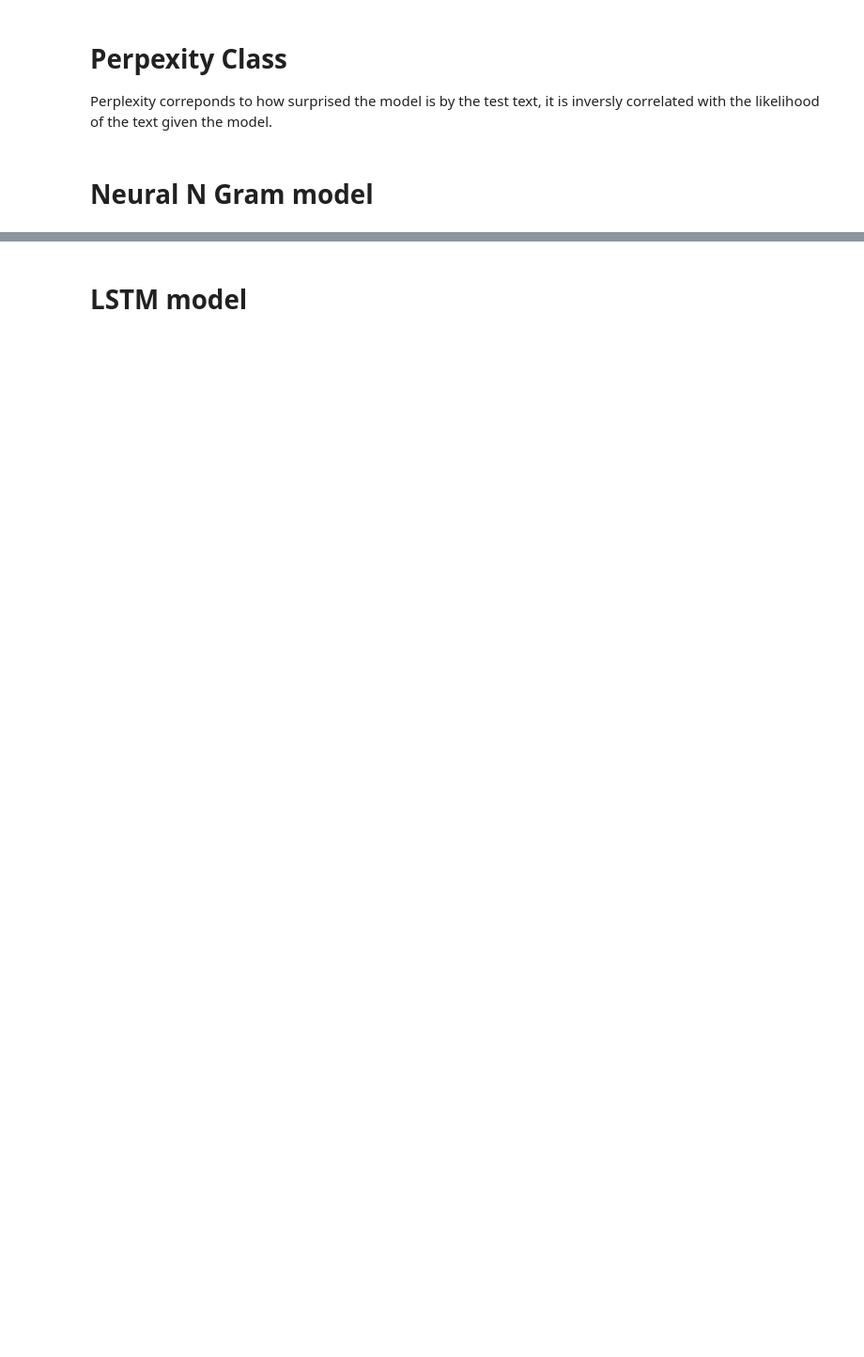
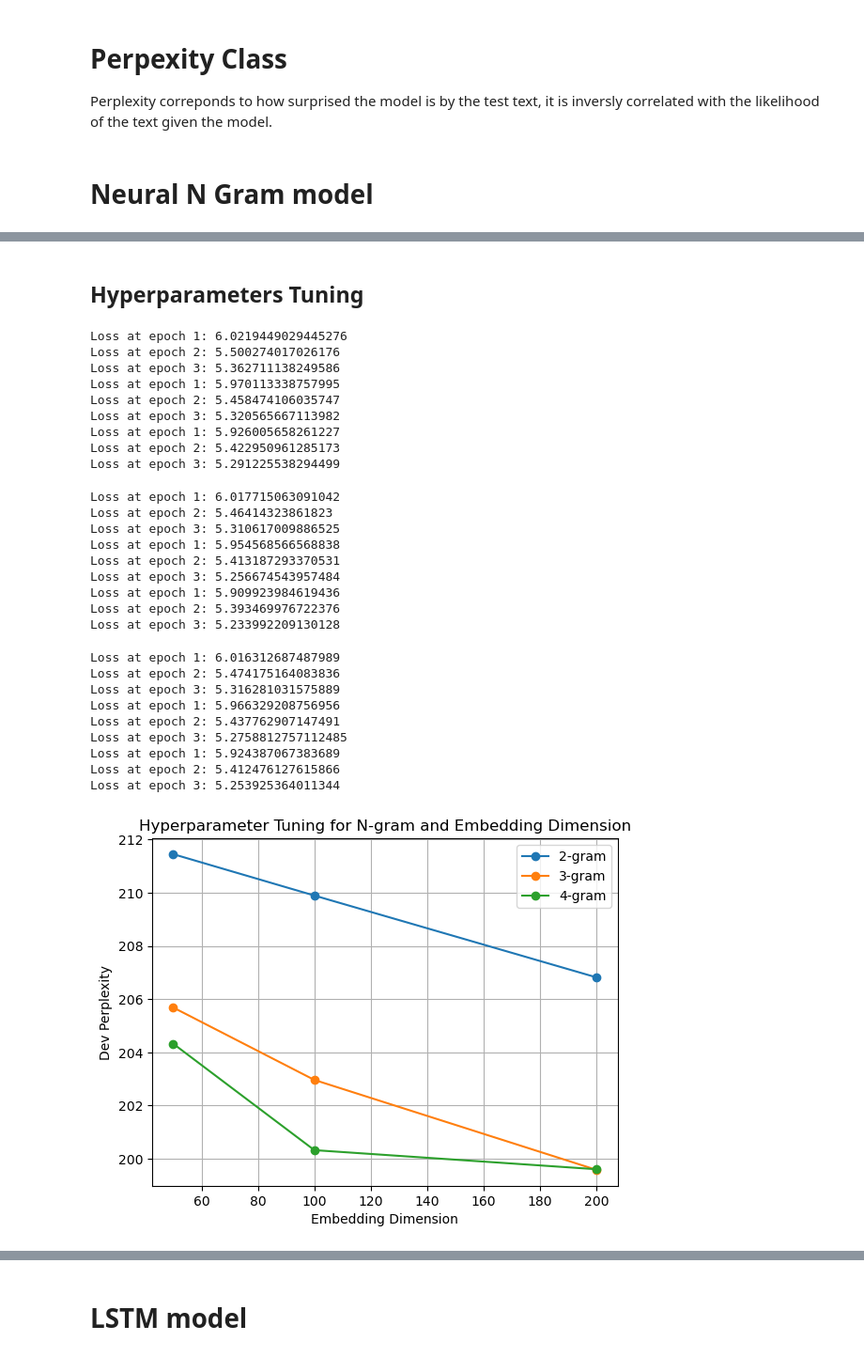
Before and after one commit to Lo808/Neural-Language-Modeling, a Jupyter notebook: Neural Language Modeling.ipynb, the cells around one changed output, grey strips where cells are left out. Shown at 94% size. Saved outputs shown, nothing was run; the diff lists cells and outputs as text; code cells hidden in the pictures; blank space fills up the shorter version.

Commit message:
Hyperparameter tuning

```diff
--- a/Neural Language Modeling.ipynb
+++ b/Neural Language Modeling.ipynb
@@ -313,0 +357,57 @@ implement unknown word embedding
+# %% [markdown]
+## Hyperparameters Tuning
+# %%
+# Embedding dimension tuning
+
+n_grid=[2,3,4]
+embedding_dimension=[50,100,200]
+global_perplexity={}
+
+for n in n_grid:
+    X_train,y_train=proces_data(train_data_text,n=n)
+    X_dev,y_dev=proces_data(dev_data_text,n=n)
+    global_perplexity[n]=[]
+
+    for dim in tqdm(embedding_dimension):
+        nngram=NeuralNgram(embedding_dim=dim,n=n)
+        nngram.fit(X_train,y_train)
+
+        global_perplexity[n].append(nngram.get_perplexity(X_dev,y_dev))
+
+    plt.plot(embedding_dimension,global_perplexity[n], label=F"{n}-gram", marker="o")
+
+plt.xlabel("Embedding Dimension")
+plt.ylabel("Dev Perplexity")
+plt.title("Hyperparameter Tuning for N-gram and Embedding Dimension")
+plt.legend()
+plt.grid(True)
+plt.show()
+# %% [output]
+Loss at epoch 1: 6.0219449029445276
+Loss at epoch 2: 5.500274017026176
+Loss at epoch 3: 5.362711138249586
+Loss at epoch 1: 5.970113338757995
+Loss at epoch 2: 5.458474106035747
+Loss at epoch 3: 5.320565667113982
+Loss at epoch 1: 5.926005658261227
+Loss at epoch 2: 5.422950961285173
+Loss at epoch 3: 5.291225538294499
+Loss at epoch 1: 6.017715063091042
+Loss at epoch 2: 5.46414323861823
+Loss at epoch 3: 5.310617009886525
+Loss at epoch 1: 5.954568566568838
+Loss at epoch 2: 5.413187293370531
+Loss at epoch 3: 5.256674543957484
+Loss at epoch 1: 5.909923984619436
+Loss at epoch 2: 5.393469976722376
+Loss at epoch 3: 5.233992209130128
+Loss at epoch 1: 6.016312687487989
+Loss at epoch 2: 5.474175164083836
+Loss at epoch 3: 5.316281031575889
+Loss at epoch 1: 5.966329208756956
+Loss at epoch 2: 5.437762907147491
+Loss at epoch 3: 5.2758812757112485
+Loss at epoch 1: 5.924387067383689
+Loss at epoch 2: 5.412476127615866
+Loss at epoch 3: 5.253925364011344
+[figure, added]
```
Also changed, not shown: parts of 16 cells of this notebook.
